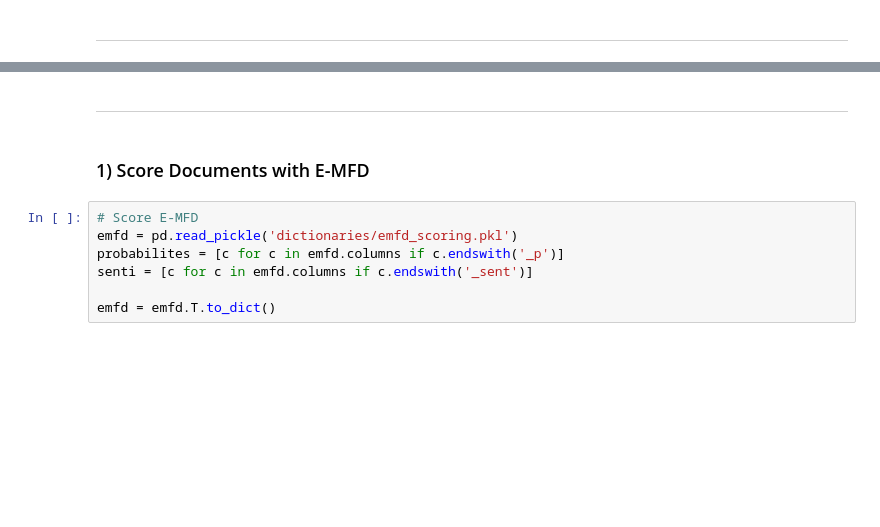
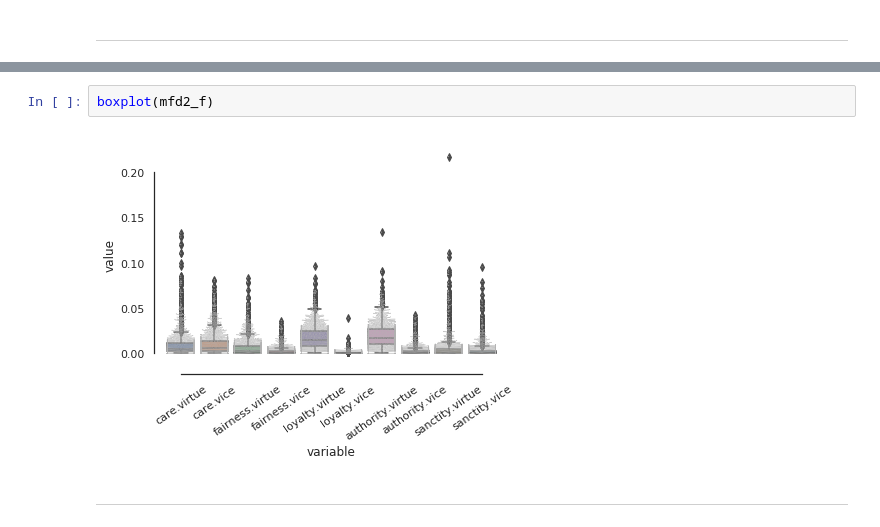
Before and after one commit to medianeuroscience/emfd, a Jupyter notebook: dictionary_validation.ipynb, the cells around one changed output, grey strips where cells are left out. Saved outputs shown, nothing was run; the diff lists cells and outputs as text; blank space fills up the shorter version.

```diff
--- a/dictionary_validation.ipynb
+++ b/dictionary_validation.ipynb
@@ -56,11 +74,6 @@ news.head()
+# %%
+boxplot(mfd2_f)
+# %% [output]
+[figure, added]
 # %% [markdown]
 ***
-# %% [markdown]
-### 1) Score Documents with E-MFD
-# %%
-# Score E-MFD
-emfd = pd.read_pickle('dictionaries/emfd_scoring.pkl')
-probabilites = [c for c in emfd.columns if c.endswith('_p')]
-senti = [c for c in emfd.columns if c.endswith('_sent')]
-
-emfd = emfd.T.to_dict()
```
Also changed, not shown: parts of 90 cells of this notebook, 8 other files.
